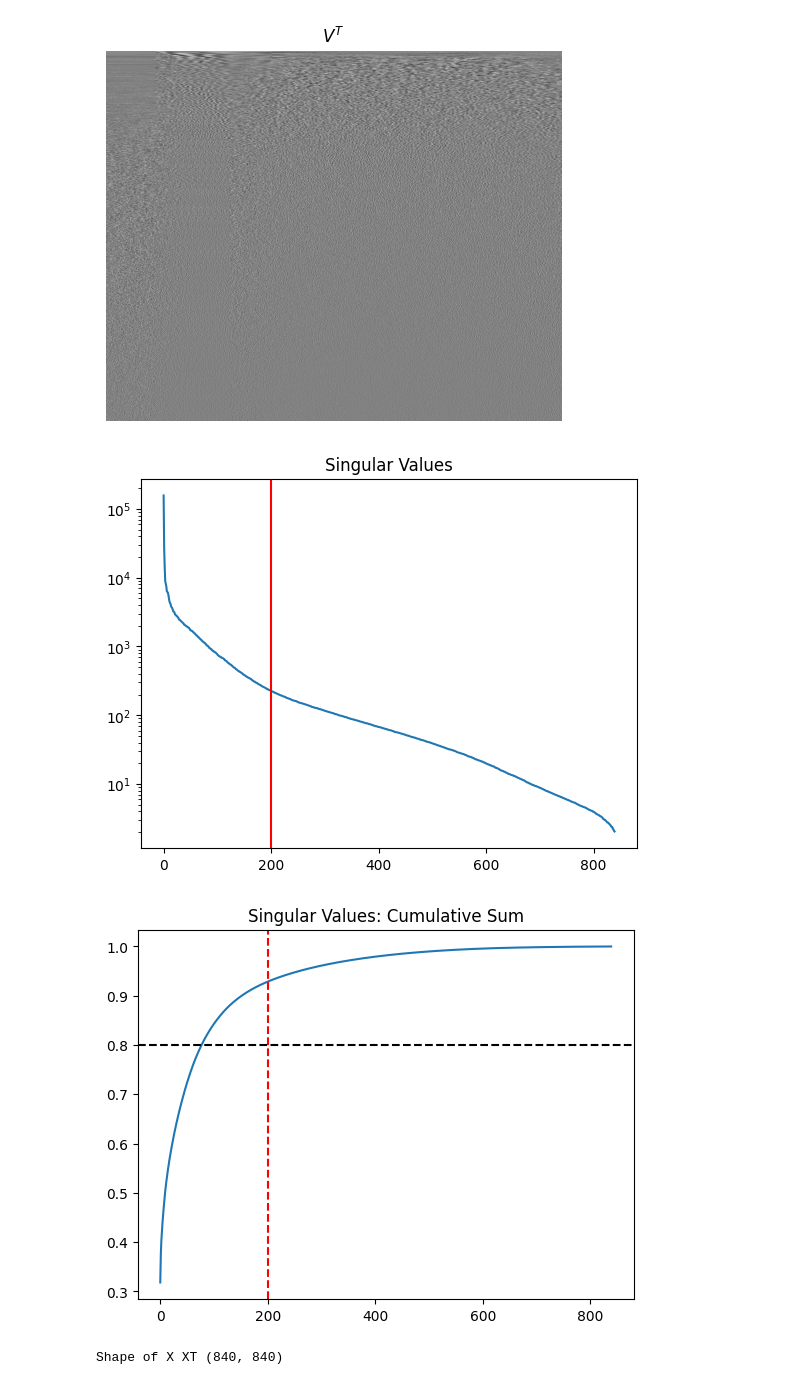
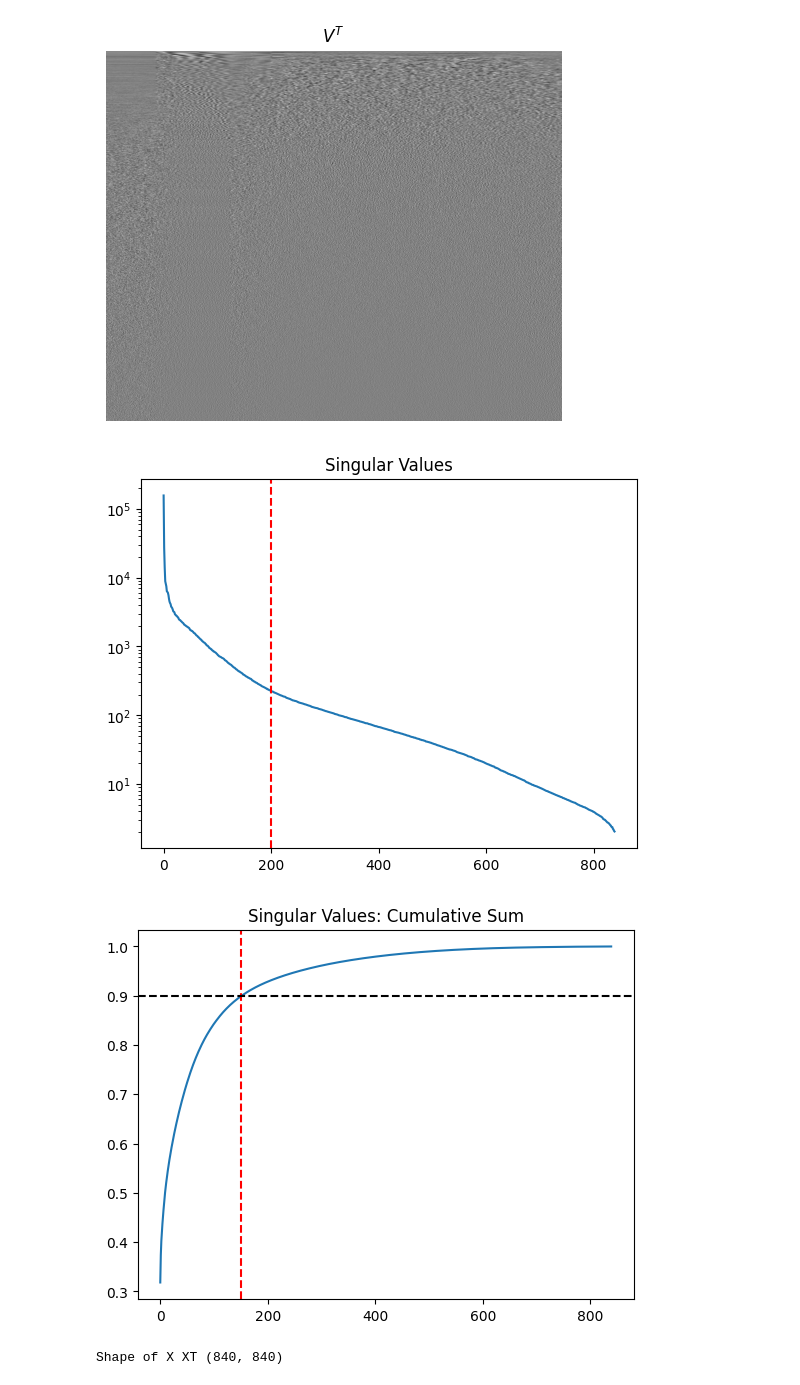
Before and after one commit to stephendyoung/MAE_5020_Spring_2025, a Jupyter notebook: 03_1_SVD_Blunt_Body.ipynb, the cells around one changed output. Saved outputs shown, nothing was run; the diff lists cells and outputs as text; code cells hidden in the pictures.

```diff
--- a/03_1_SVD_Blunt_Body.ipynb
+++ b/03_1_SVD_Blunt_Body.ipynb
@@ -125,19 +173,19 @@ plt.show()
 # %%
 plt.figure(1)
 plt.semilogy(np.diag(S))
-plt.axvline(200, color='red')
+plt.axvline(200, color='red',linestyle='dashed')
 plt.title('Singular Values')
 plt.show()
 
 plt.figure(2)
 plt.plot(np.cumsum(np.diag(S))/np.sum(np.diag(S)))
-plt.axvline(200, color='red',linestyle='dashed')
-plt.axhline(0.8, color='black',linestyle='dashed')
+plt.axvline(150, color='red',linestyle='dashed')
+plt.axhline(0.90, color='black',linestyle='dashed')
 plt.title('Singular Values: Cumulative Sum')
 plt.show()
 # %% [output]
 [figure]
-[figure, old version]
+[figure, new version]
 # %%
 # Correlation Matrices, X Xt
 # Xt = Transpose of X
```
Also changed, not shown: parts of 2 cells of this notebook.
